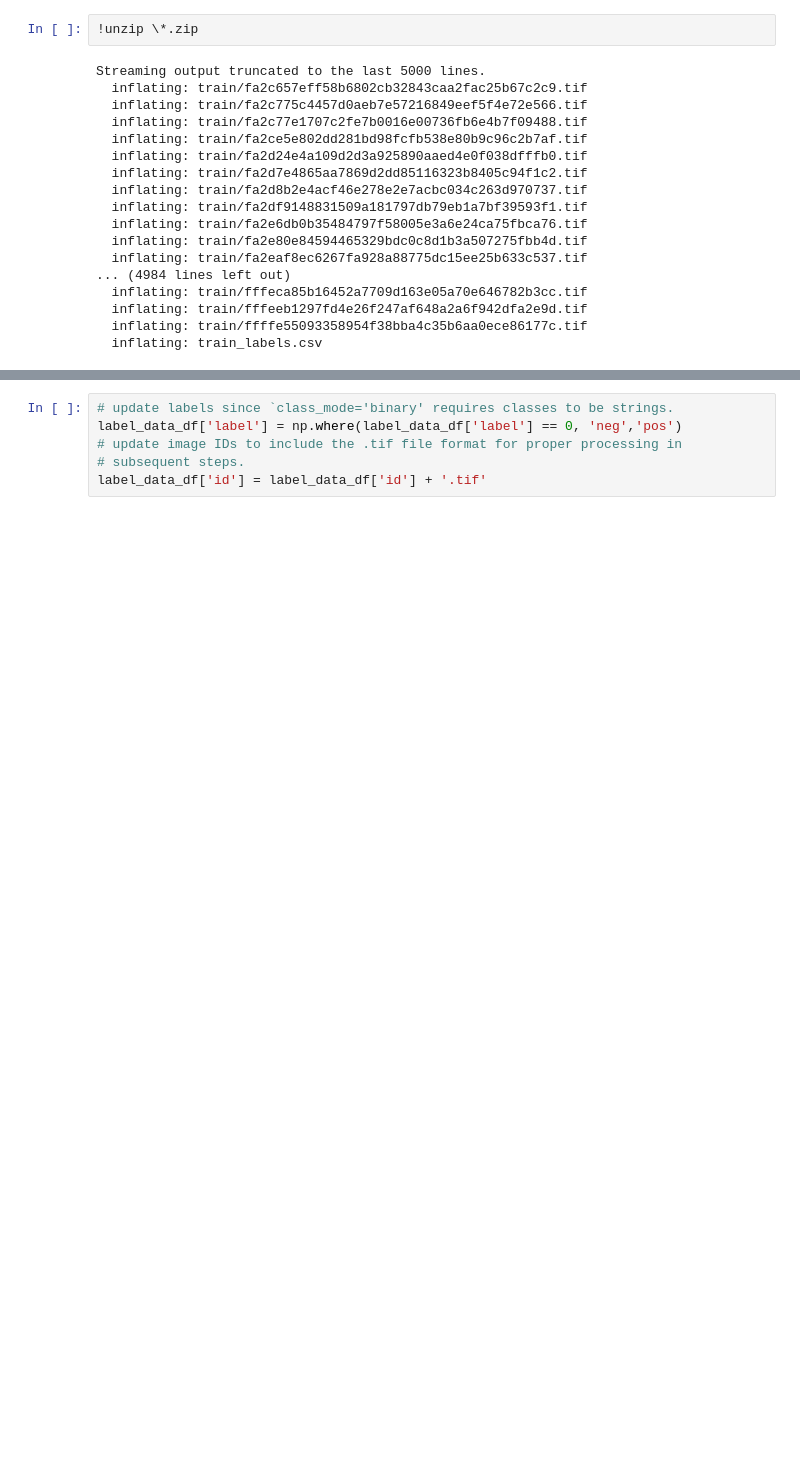
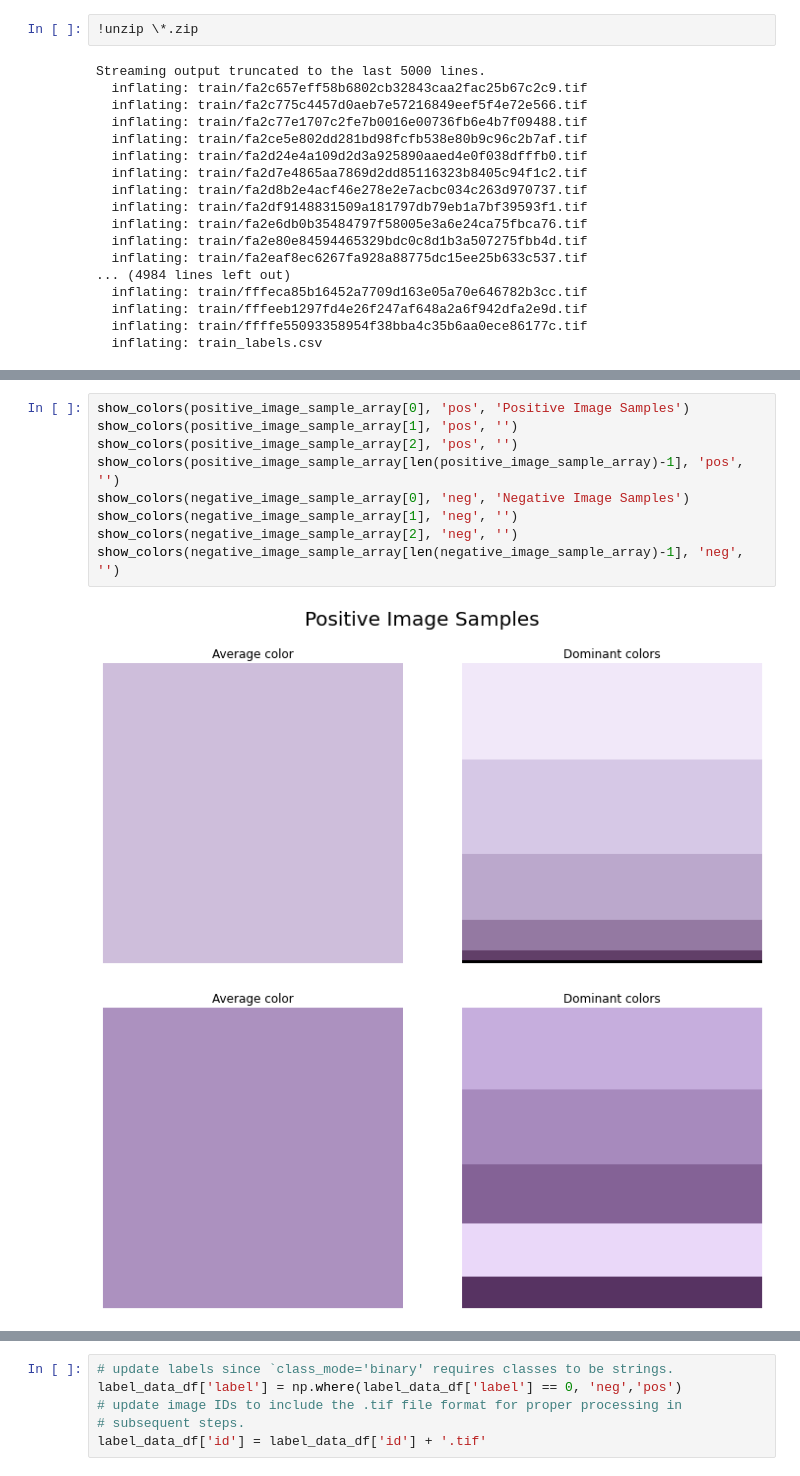
Before and after one commit to johnsocf/3308_Lab_5, a Jupyter notebook: hw5.ipynb, the cells around one changed output, grey strips where cells are left out. Drawn from its saved outputs; the diff is of its cells as text; blank space fills up the shorter version.

```diff
--- a/hw5.ipynb
+++ b/hw5.ipynb
@@ -377,0 +375,12 @@ show_colors(negative_image_sample_array[len(negative_image_sample_array)-1], 'ne
+# %%
+show_colors(positive_image_sample_array[0], 'pos', 'Positive Image Samples')
+show_colors(positive_image_sample_array[1], 'pos', '')
+show_colors(positive_image_sample_array[2], 'pos', '')
+show_colors(positive_image_sample_array[len(positive_image_sample_array)-1], 'pos', '')
+show_colors(negative_image_sample_array[0], 'neg', 'Negative Image Samples')
+show_colors(negative_image_sample_array[1], 'neg', '')
+show_colors(negative_image_sample_array[2], 'neg', '')
+show_colors(negative_image_sample_array[len(negative_image_sample_array)-1], 'neg', '')
+# %% [output]
+[figure, added]
+[figure, added]
```
Also changed, not shown: parts of 75 cells of this notebook.
